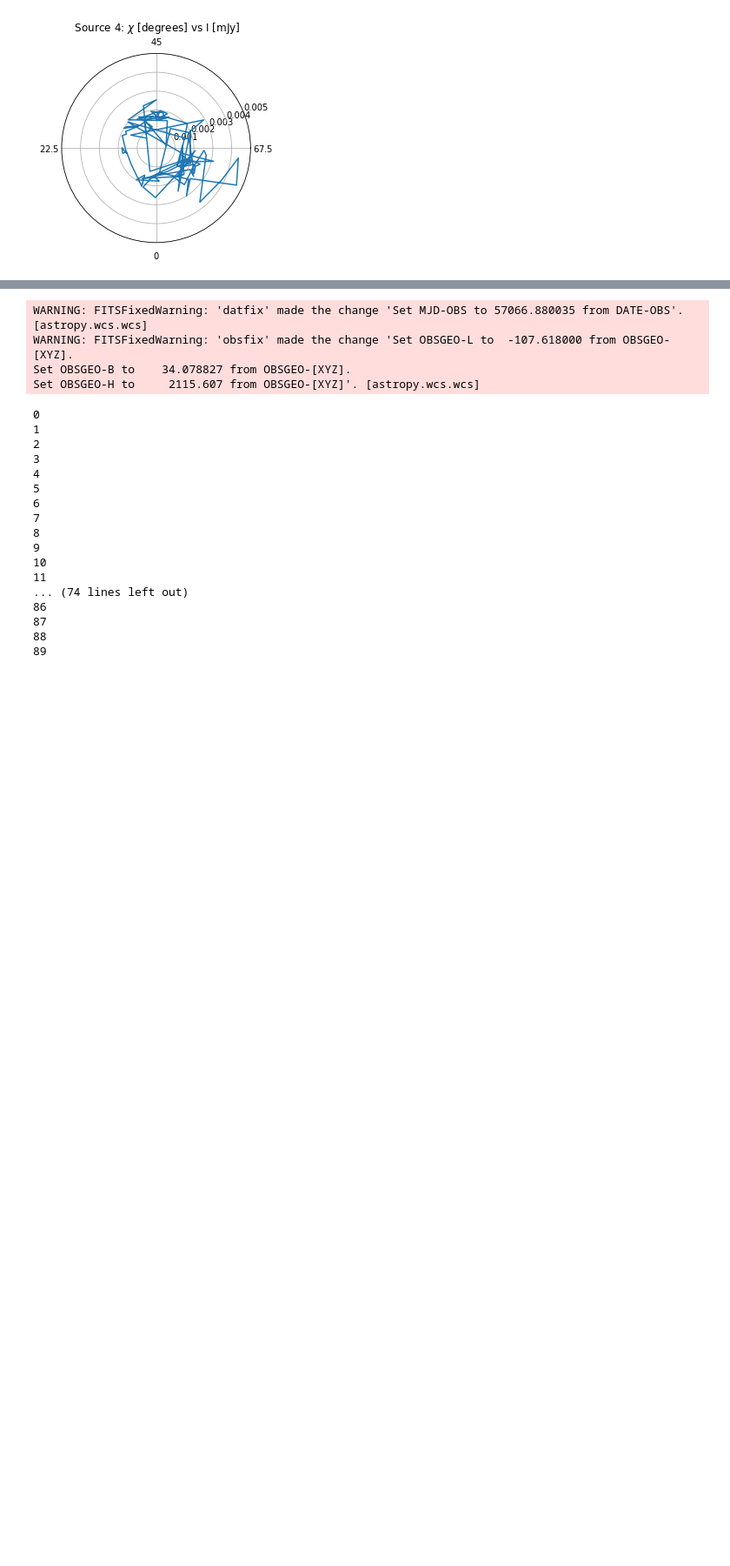
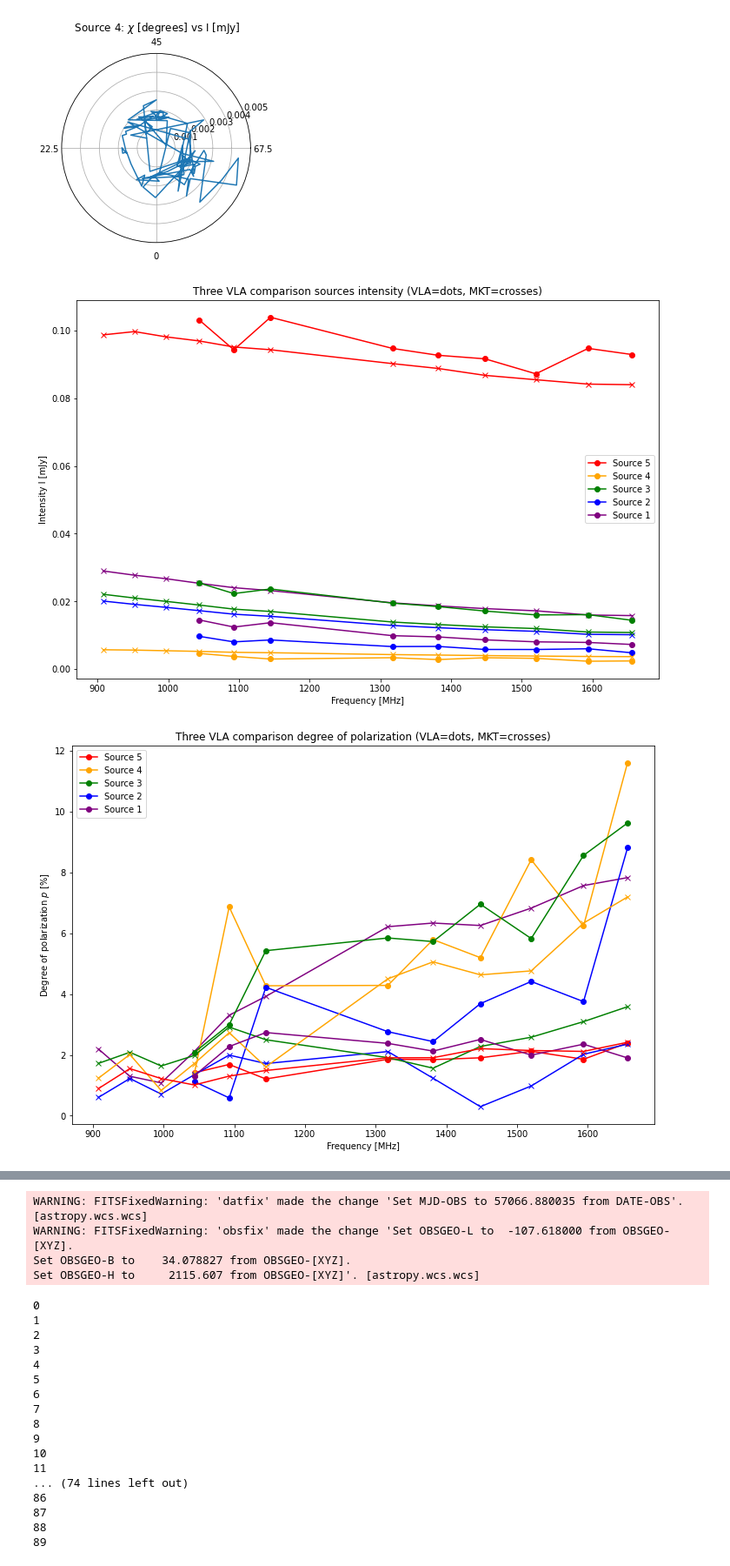
Before and after one commit to Woutmg/Meerkat_FracPol, a Jupyter notebook: Abell 85 Comparison VLA Meerkat Data.ipynb, the cells around one changed output, grey strips where cells are left out. Shown at 87% size. Cells and saved outputs as stored; diff of their text form; code cells hidden in the pictures; blank space fills up the shorter version.

Commit message:
Binned the VLA data same as Meerkat data

```diff
--- a/Abell 85 Comparison VLA Meerkat Data.ipynb
+++ b/Abell 85 Comparison VLA Meerkat Data.ipynb
@@ -319,3 +320,75 @@ plt.show()
 [figure]
 [figure]
 [figure]
+# %%
+bins_VLA_1 = np.append(freqs_lower[0], freqs_upper[:6])
+bins_VLA_2 = np.append(freqs_lower[6:], freqs_upper[-1])
+
+I_hist_VLA = np.zeros((12,5))
+Q_hist_VLA = np.zeros((12,5))
+U_hist_VLA = np.zeros((12,5))
+
+for n in range(5):
+    I_hist_VLA_1, bin_edges_VLA_1, binnumber_VLA_1 = stats.binned_statistic(Freqs_VLA, I_phot_table_VLA[:,n], statistic='mean', bins=bins_VLA_1)
+    I_hist_VLA_2, bin_edges_VLA_2, binnumber_VLA_2 = stats.binned_statistic(Freqs_VLA, I_phot_table_VLA[:,n], statistic='mean', bins=bins_VLA_2)
+    I_hist_VLA[:,n] = np.append(I_hist_VLA_1, I_hist_VLA_2)
+
+    Q_hist_VLA_1, bin_edges_VLA_1, binnumber_VLA_1 = stats.binned_statistic(Freqs_VLA, Q_phot_table_VLA[:,n], statistic='mean', bins=bins_VLA_1)
+    Q_hist_VLA_2, bin_edges_VLA_2, binnumber_VLA_2 = stats.binned_statistic(Freqs_VLA, Q_phot_table_VLA[:,n], statistic='mean', bins=bins_VLA_2)
+    Q_hist_VLA[:,n] = np.append(Q_hist_VLA_1, Q_hist_VLA_2)
+
+    U_hist_VLA_1, bin_edges_VLA_1, binnumber_VLA_1 = stats.binned_statistic(Freqs_VLA, U_phot_table_VLA[:,n], statistic='mean', bins=bins_VLA_1)
+    U_hist_VLA_2, bin_edges_VLA_2, binnumber_VLA_2 = stats.binned_statistic(Freqs_VLA, U_phot_table_VLA[:,n], statistic='mean', bins=bins_VLA_2)
+    U_hist_VLA[:,n] = np.append(U_hist_VLA_1, U_hist_VLA_2)
+# %%
+Pol_Angles_VLA_hist = 0.5*np.arctan(U_hist_VLA/Q_hist_VLA)
+Linpol_VLA_hist = np.sqrt(U_hist_VLA**2 + Q_hist_VLA**2)
+
+plt.figure(figsize=(12,8))
+plt.title('Three VLA comparison sources intensity (VLA=dots, MKT=crosses)')
+for n in range(5):
+    plt.plot(freqs_middle/1e6, I_hist_VLA[:,n], label=Labels_VLA[n], color=color_palette[n], marker='o')
+    plt.plot(freqs_middle/1e6, I_phot_table_compar[:,n], color=color_palette[4-n], marker='x')
+plt.xlabel('Frequency [MHz]')
+plt.ylabel('Intensity I [mJy]')
+#plt.xlim(min(Freqs_VLA)/1e6, max(freqs_upper)/1e6)
+plt.legend()
+plt.show()
+
+plt.figure(figsize=(12,8))
+plt.title('Three VLA comparison degree of polarization (VLA=dots, MKT=crosses)')
+for n in range(5):
+    plt.plot(freqs_middle/1e6, 100*Linpol_VLA_hist[:,n]/I_hist_VLA[:,n], label=Labels_VLA[n], color=color_palette[n], marker='o')
+    plt.plot(freqs_middle/1e6, 100*Linpol_compar[:,n]/I_phot_table_compar[:,n], color=color_palette[4-n], marker='x')
+plt.xlabel('Frequency [MHz]')
+plt.ylabel('Degree of polarization $p$ [%]')
+#plt.xlim(min(Freqs_VLA)/1e6, max(freqs_upper)/1e6)
+plt.legend()
+plt.show()
+
+plt.figure(figsize=(12,8))
+plt.title('Three VLA comparison Q (VLA=dots, MKT=crosses)')
+for n in range(5):
+    plt.plot(freqs_middle/1e6, Q_hist_VLA[:,n], label=Labels_VLA[n], color=color_palette[n], marker='o')
+    plt.plot(freqs_middle/1e6, Q_phot_table_compar[:,n], color=color_palette[4-n], marker='x')
+plt.hlines(0, min(freqs_middle)/1e6, max(freqs_middle)/1e6, color='black', linestyle='dashed')
+plt.xlabel('Frequency [MHz]')
+plt.ylabel('Intensity Q [mJy]')
+#plt.xlim(min(Freqs_VLA), max(freqs_upper))
+plt.legend()
+plt.show()
+
+plt.figure(figsize=(12,8))
+plt.title('Three VLA comparison U (VLA=dots, MKT=crosses)')
+for n in range(5):
+    plt.plot(freqs_middle/1e6, U_hist_VLA[:,n], label=Labels_VLA[n], color=color_palette[n], marker='o')
+    plt.plot(freqs_middle/1e6, U_phot_table_compar[:,n], color=color_palette[4-n], marker='x')
+plt.hlines(0, min(freqs_middle)/1e6, max(freqs_middle)/1e6, color='black', linestyle='dashed')
+plt.xlabel('Frequency [MHz]')
+plt.ylabel('Intensity U [mJy]')
+#plt.xlim(min(Freqs_VLA)/1e6, max(freqs_upper)/1e6)
+plt.legend()
+plt.show()
+# %% [output]
+[figure, added]
+[figure, added]
```
Also changed, not shown: parts of 2 cells of this notebook.
